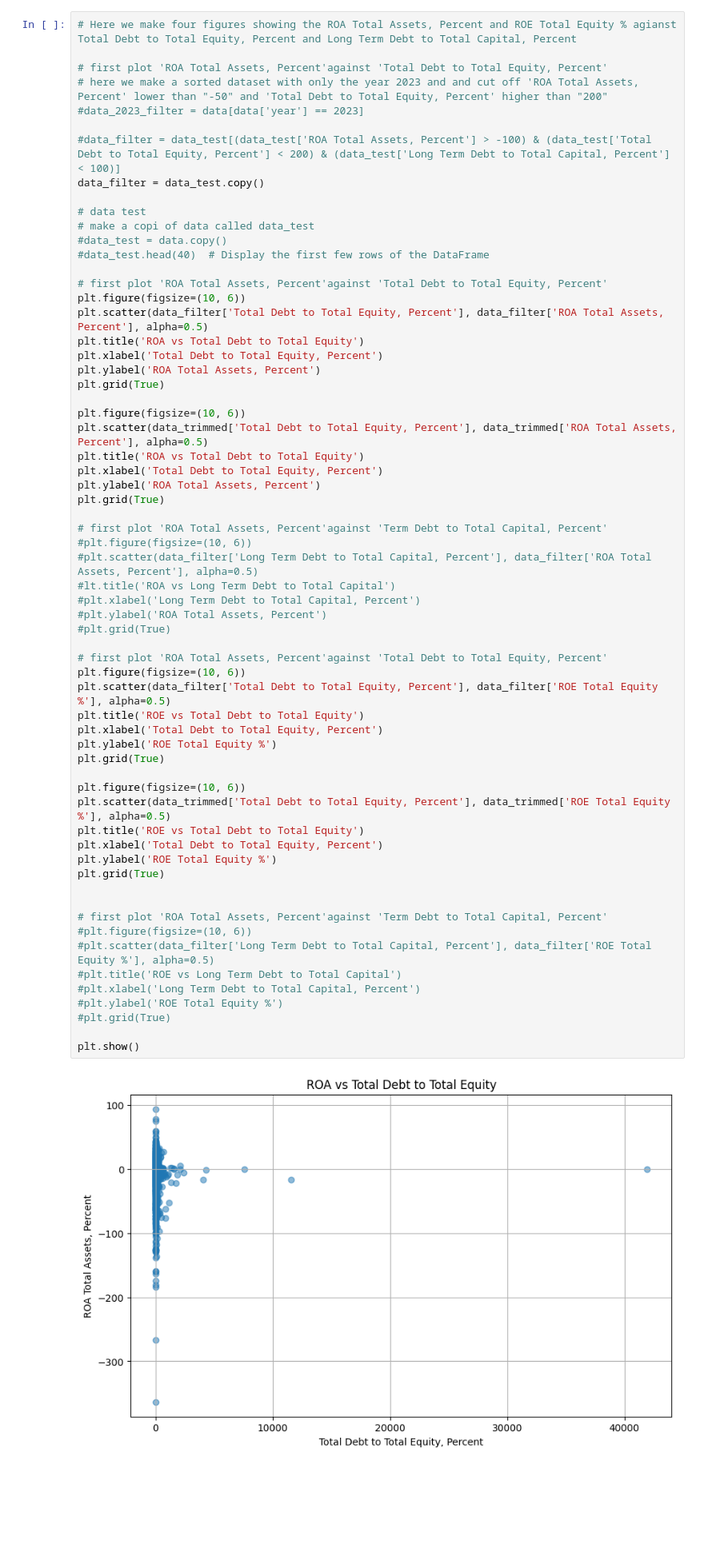
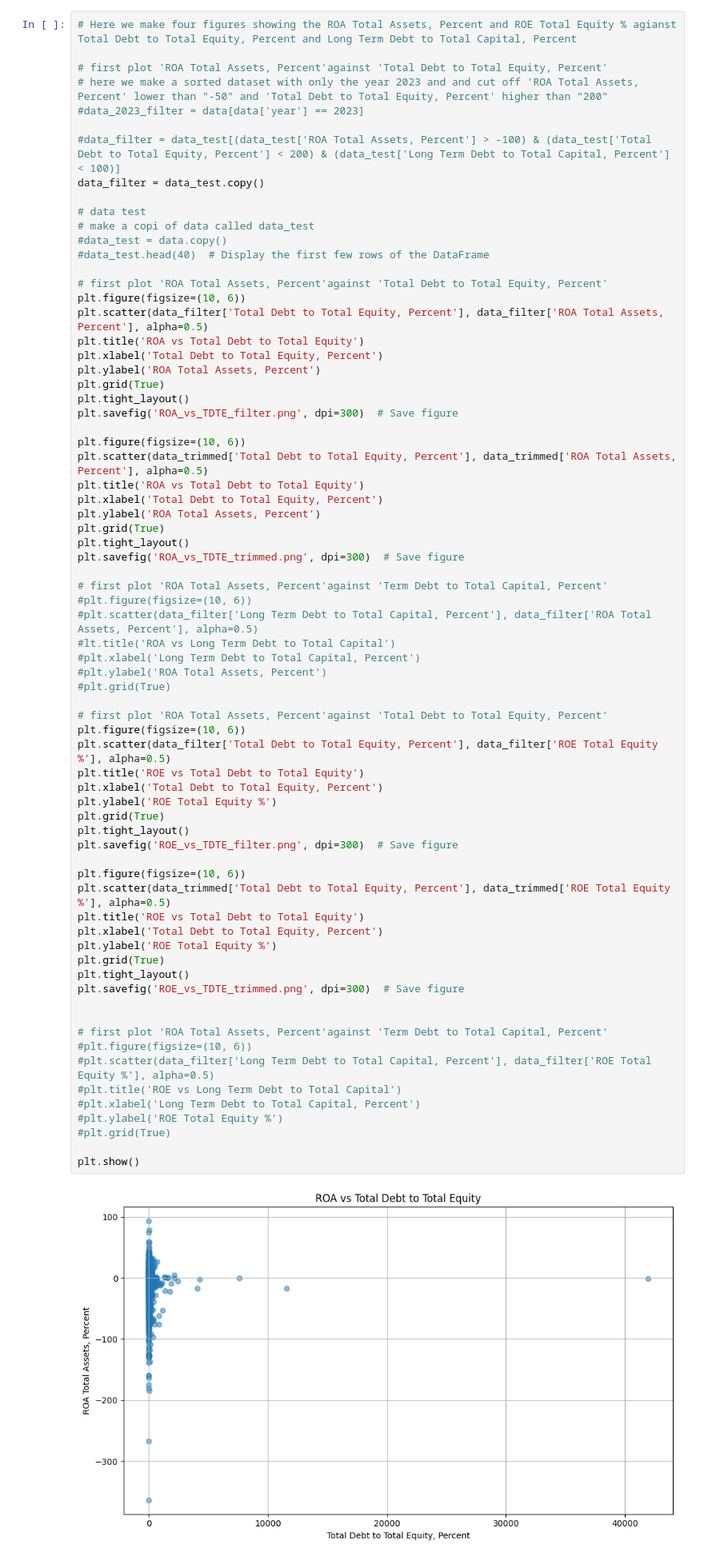
Before and after one commit to MarcusHonore/Seminar-Corporate-Finance, a Jupyter notebook: program til seminar.ipynb, the cells around one changed output. Shown at 80% size. Drawn from its saved outputs; the diff is of its cells as text; blank space fills up the shorter version.

```diff
--- a/program til seminar.ipynb
+++ b/program til seminar.ipynb
@@ -163,6 +163,8 @@ plt.title('ROA vs Total Debt to Total Equity')
 plt.xlabel('Total Debt to Total Equity, Percent')
 plt.ylabel('ROA Total Assets, Percent')
 plt.grid(True)
+plt.tight_layout()
+plt.savefig('ROA_vs_TDTE_filter.png', dpi=300)  # Save figure
 
 plt.figure(figsize=(10, 6))
 plt.scatter(data_trimmed['Total Debt to Total Equity, Percent'], data_trimmed['ROA Total Assets, Percent'], alpha=0.5)
@@ -170,6 +172,8 @@ plt.title('ROA vs Total Debt to Total Equity')
 plt.xlabel('Total Debt to Total Equity, Percent')
 plt.ylabel('ROA Total Assets, Percent')
 plt.grid(True)
+plt.tight_layout()
+plt.savefig('ROA_vs_TDTE_trimmed.png', dpi=300)  # Save figure
 
 # first plot 'ROA Total Assets, Percent'against 'Term Debt to Total Capital, Percent'
 #plt.figure(figsize=(10, 6))
@@ -178,31 +182,35 @@ plt.grid(True)
 #plt.xlabel('Long Term Debt to Total Capital, Percent')
 #plt.ylabel('ROA Total Assets, Percent')
 #plt.grid(True)
 
 # first plot 'ROA Total Assets, Percent'against 'Total Debt to Total Equity, Percent'
 plt.figure(figsize=(10, 6))
 plt.scatter(data_filter['Total Debt to Total Equity, Percent'], data_filter['ROE Total Equity %'], alpha=0.5)
 plt.title('ROE vs Total Debt to Total Equity')
 plt.xlabel('Total Debt to Total Equity, Percent')
 plt.ylabel('ROE Total Equity %')
 plt.grid(True)
+plt.tight_layout()
+plt.savefig('ROE_vs_TDTE_filter.png', dpi=300)  # Save figure
 
 plt.figure(figsize=(10, 6))
 plt.scatter(data_trimmed['Total Debt to Total Equity, Percent'], data_trimmed['ROE Total Equity %'], alpha=0.5)
 plt.title('ROE vs Total Debt to Total Equity')
 plt.xlabel('Total Debt to Total Equity, Percent')
 plt.ylabel('ROE Total Equity %')
 plt.grid(True)
+plt.tight_layout()
+plt.savefig('ROE_vs_TDTE_trimmed.png', dpi=300)  # Save figure
 
 
 # first plot 'ROA Total Assets, Percent'against 'Term Debt to Total Capital, Percent'
 #plt.figure(figsize=(10, 6))
 #plt.scatter(data_filter['Long Term Debt to Total Capital, Percent'], data_filter['ROE Total Equity %'], alpha=0.5)
 #plt.title('ROE vs Long Term Debt to Total Capital')
 #plt.xlabel('Long Term Debt to Total Capital, Percent')
 #plt.ylabel('ROE Total Equity %')
 #plt.grid(True)
 
 plt.show()
 # %% [output]
-[figure, old version]
+[figure, new version]
```
Also changed, not shown: parts of 1 cell of this notebook, 4 other files.
